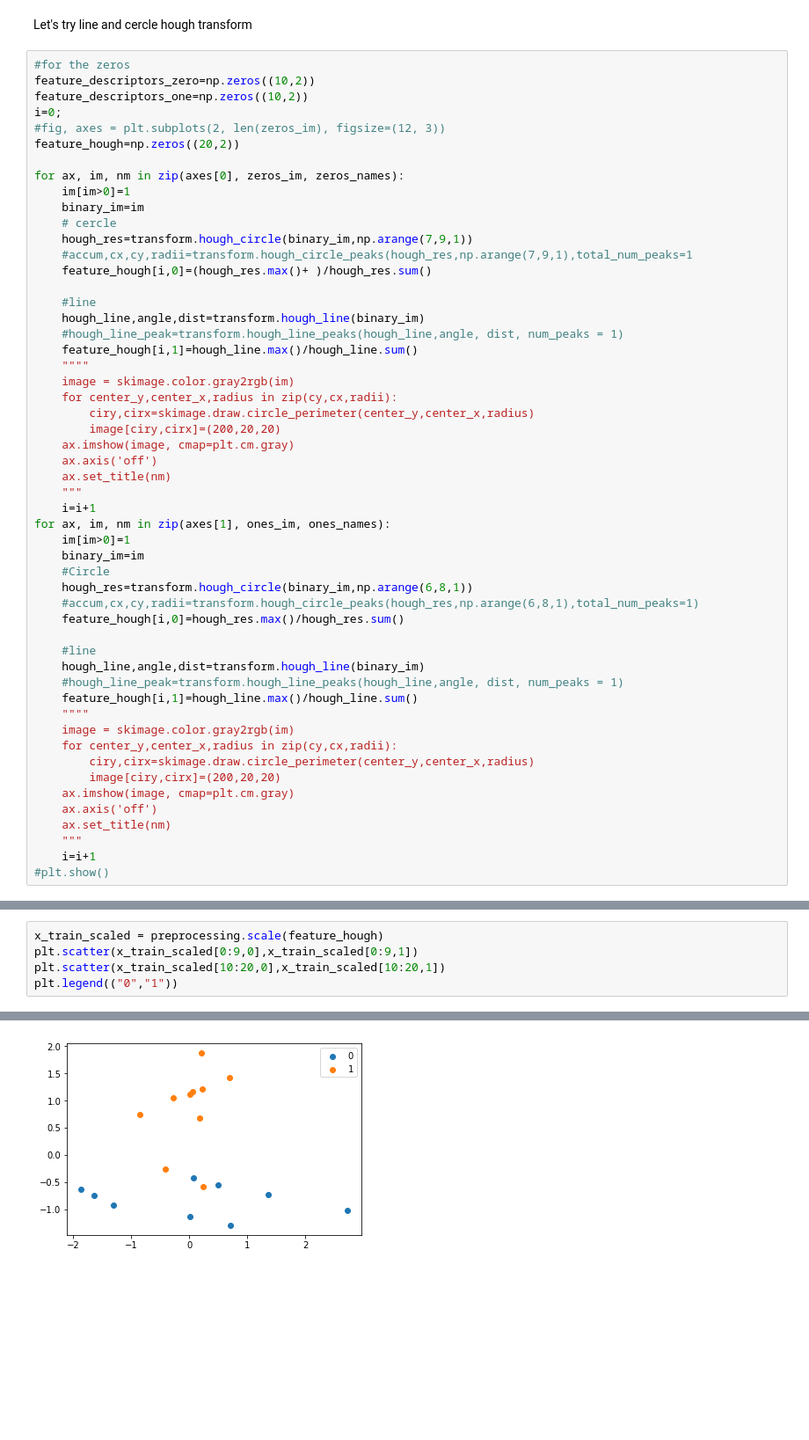
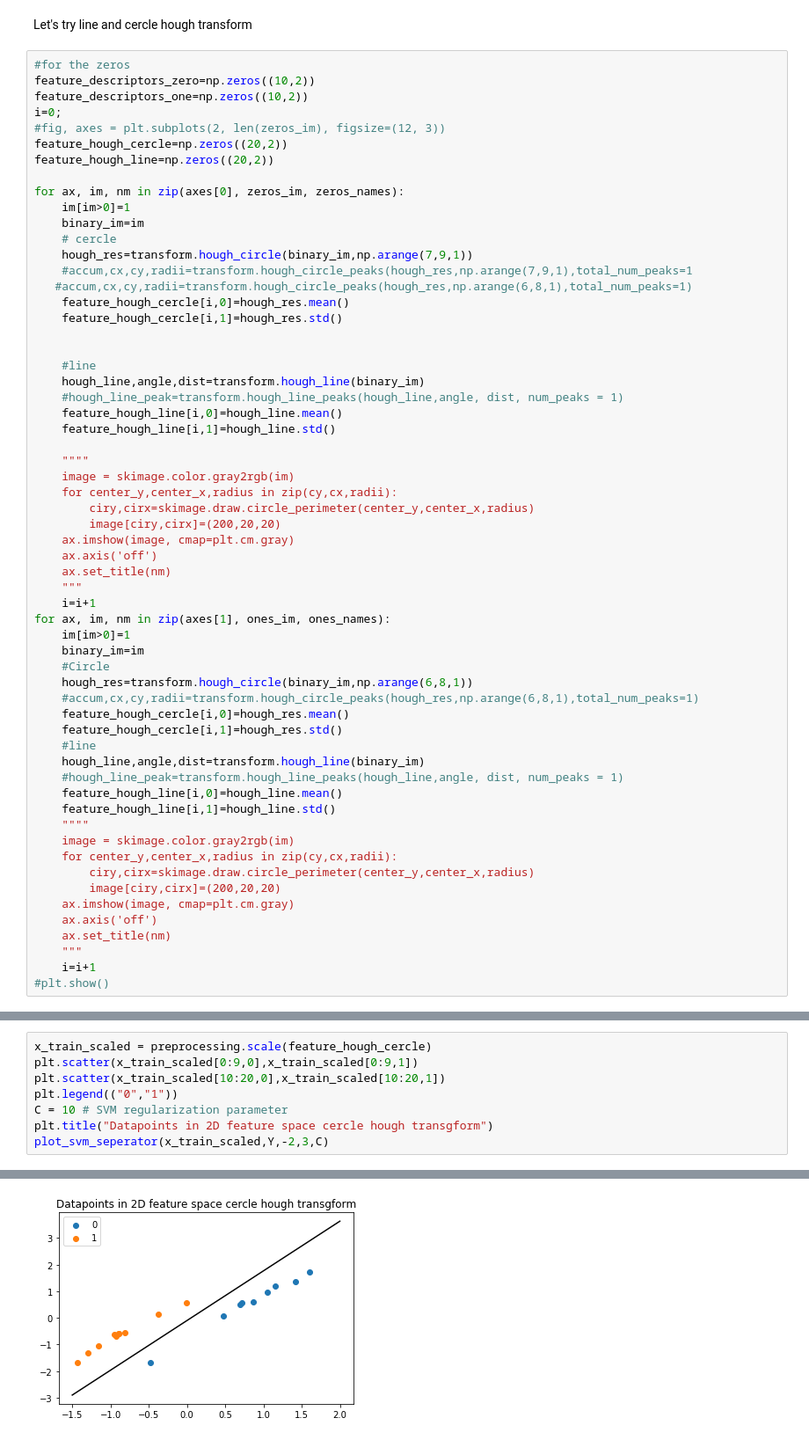
Before and after one commit to mfendri2/ImageAnalysisEPFL, a Jupyter notebook: Lab2_object_des/lab_02_object_description.ipynb, the cells around one changed output, grey strips where cells are left out. Shown at 88% size. Drawn from its saved outputs; the diff is of its cells as text; blank space fills up the shorter version.

```diff
--- a/Lab2_object_des/lab_02_object_description.ipynb
+++ b/Lab2_object_des/lab_02_object_description.ipynb
@@ -377,7 +377,8 @@ feature_descriptors_zero=np.zeros((10,2))
 feature_descriptors_one=np.zeros((10,2))
 i=0;
 #fig, axes = plt.subplots(2, len(zeros_im), figsize=(12, 3))
-feature_hough=np.zeros((20,2))
+feature_hough_cercle=np.zeros((20,2))
+feature_hough_line=np.zeros((20,2))
 
 for ax, im, nm in zip(axes[0], zeros_im, zeros_names):
     im[im>0]=1
@@ -385,12 +386,17 @@ for ax, im, nm in zip(axes[0], zeros_im, zeros_names):
     # cercle
     hough_res=transform.hough_circle(binary_im,np.arange(7,9,1))
     #accum,cx,cy,radii=transform.hough_circle_peaks(hough_res,np.arange(7,9,1),total_num_peaks=1
-    feature_hough[i,0]=(hough_res.max()+ )/hough_res.sum()
+   #accum,cx,cy,radii=transform.hough_circle_peaks(hough_res,np.arange(6,8,1),total_num_peaks=1)
+    feature_hough_cercle[i,0]=hough_res.mean()
+    feature_hough_cercle[i,1]=hough_res.std()
+
 
     #line
     hough_line,angle,dist=transform.hough_line(binary_im)
     #hough_line_peak=transform.hough_line_peaks(hough_line,angle, dist, num_peaks = 1)
-    feature_hough[i,1]=hough_line.max()/hough_line.sum()
+    feature_hough_line[i,0]=hough_line.mean()
+    feature_hough_line[i,1]=hough_line.std()
+
     """"
     image = skimage.color.gray2rgb(im)
     for center_y,center_x,radius in zip(cy,cx,radii):
@@ -407,12 +413,13 @@ for ax, im, nm in zip(axes[1], ones_im, ones_names):
     #Circle
     hough_res=transform.hough_circle(binary_im,np.arange(6,8,1))
     #accum,cx,cy,radii=transform.hough_circle_peaks(hough_res,np.arange(6,8,1),total_num_peaks=1)
-    feature_hough[i,0]=hough_res.max()/hough_res.sum()
-
+    feature_hough_cercle[i,0]=hough_res.mean()
+    feature_hough_cercle[i,1]=hough_res.std()
     #line
     hough_line,angle,dist=transform.hough_line(binary_im)
     #hough_line_peak=transform.hough_line_peaks(hough_line,angle, dist, num_peaks = 1)
-    feature_hough[i,1]=hough_line.max()/hough_line.sum()
+    feature_hough_line[i,0]=hough_line.mean()
+    feature_hough_line[i,1]=hough_line.std()
     """"
     image = skimage.color.gray2rgb(im)
     for center_y,center_x,radius in zip(cy,cx,radii):
@@ -462,6 +434,9 @@ houg_line.max()
 # %%
-x_train_scaled = preprocessing.scale(feature_hough)
+x_train_scaled = preprocessing.scale(feature_hough_cercle)
 plt.scatter(x_train_scaled[0:9,0],x_train_scaled[0:9,1])
 plt.scatter(x_train_scaled[10:20,0],x_train_scaled[10:20,1])
 plt.legend(("0","1"))
+C = 10 # SVM regularization parameter
+plt.title("Datapoints in 2D feature space cercle hough transgform")
+plot_svm_seperator(x_train_scaled,Y,-2,3,C)
 # %% [output]
@@ -469 +443 @@ plt.legend(("0","1"))
-[figure, old version]
+[figure, new version]
```
Also changed, not shown: parts of 6 cells of this notebook, 1 other file.
